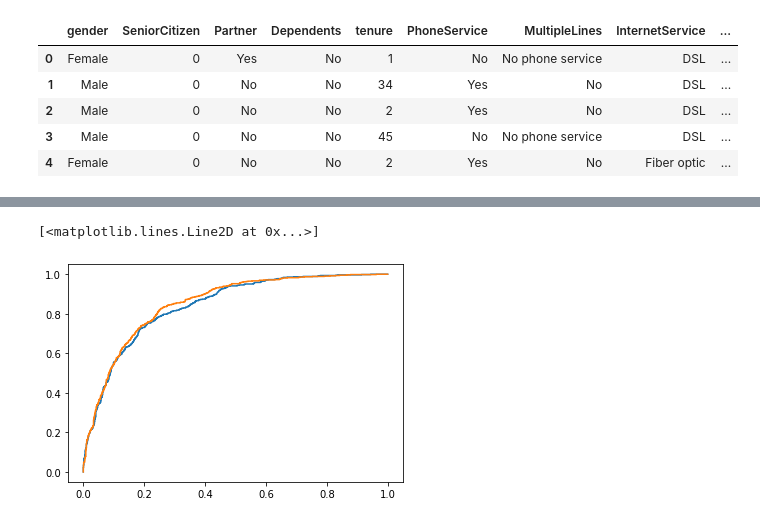
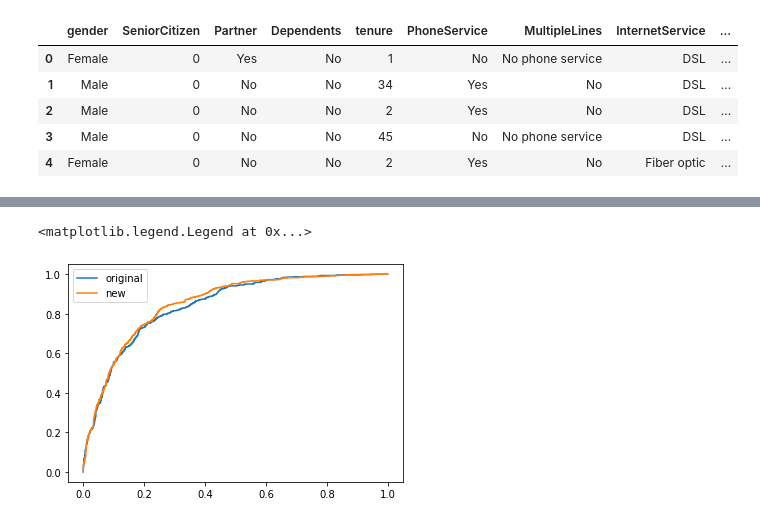
Before and after one commit to ccantarero91/orange-stats, a Jupyter notebook: Estadistica-Orange-solucion.ipynb, the cells around one changed output, grey strips where cells are left out. Cells and saved outputs as stored; diff of their text form; code cells hidden in the pictures.

```diff
--- a/Estadistica-Orange-solucion.ipynb
+++ b/Estadistica-Orange-solucion.ipynb
@@ -618,6 +645,6 @@ Accuracy: [0.79827957 0.79827957]
 # %%
 from sklearn.metrics import roc_curve
-fpr, tpr, thresholds = roc_curve(df_churn_test["Churn"]=="Yes", churn_model.predict(df_churn_test))
+fpr, tpr, thresholds = roc_curve(df_churn_test["Churn"]=="Yes", churn_model.predict(df_churn_test, linear=False))
 plt.plot(fpr, tpr)
 plt.title("ROC Curve")
 plt.xlabel("False Positive Rate")
@@ -700,8 +782,9 @@ Logit Regression Results
 | MonthlyCharges | 0.0029 | 0.004 | 0.793 | 0.427 | -0.004 | 0.010 |
 # %%
 fpr_new, tpr_new, thresholds_new = roc_curve(df_churn_test["Churn"]=="Yes", churn_new_model.predict(df_churn_test))
-plt.plot(fpr, tpr)
-plt.plot(fpr_new, tpr_new)
+plt.plot(fpr, tpr,label='original')
+plt.plot(fpr_new, tpr_new,label='new')
+plt.legend()
 # %% [output]
-[<matplotlib.lines.Line2D at 0x...>]
+<matplotlib.legend.Legend at 0x...>
-[figure, old version]
+[figure, new version]
```
Also changed, not shown: parts of 28 cells of this notebook.
